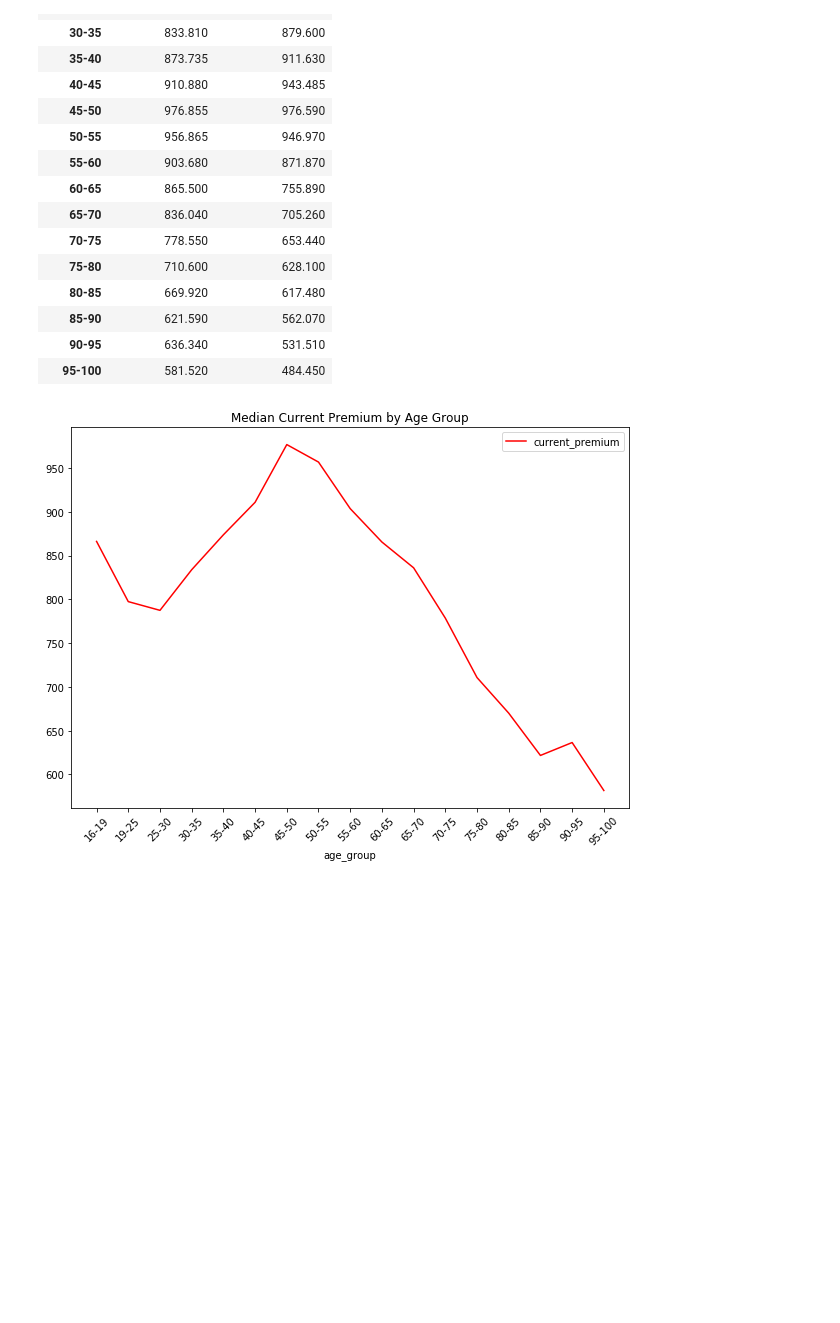
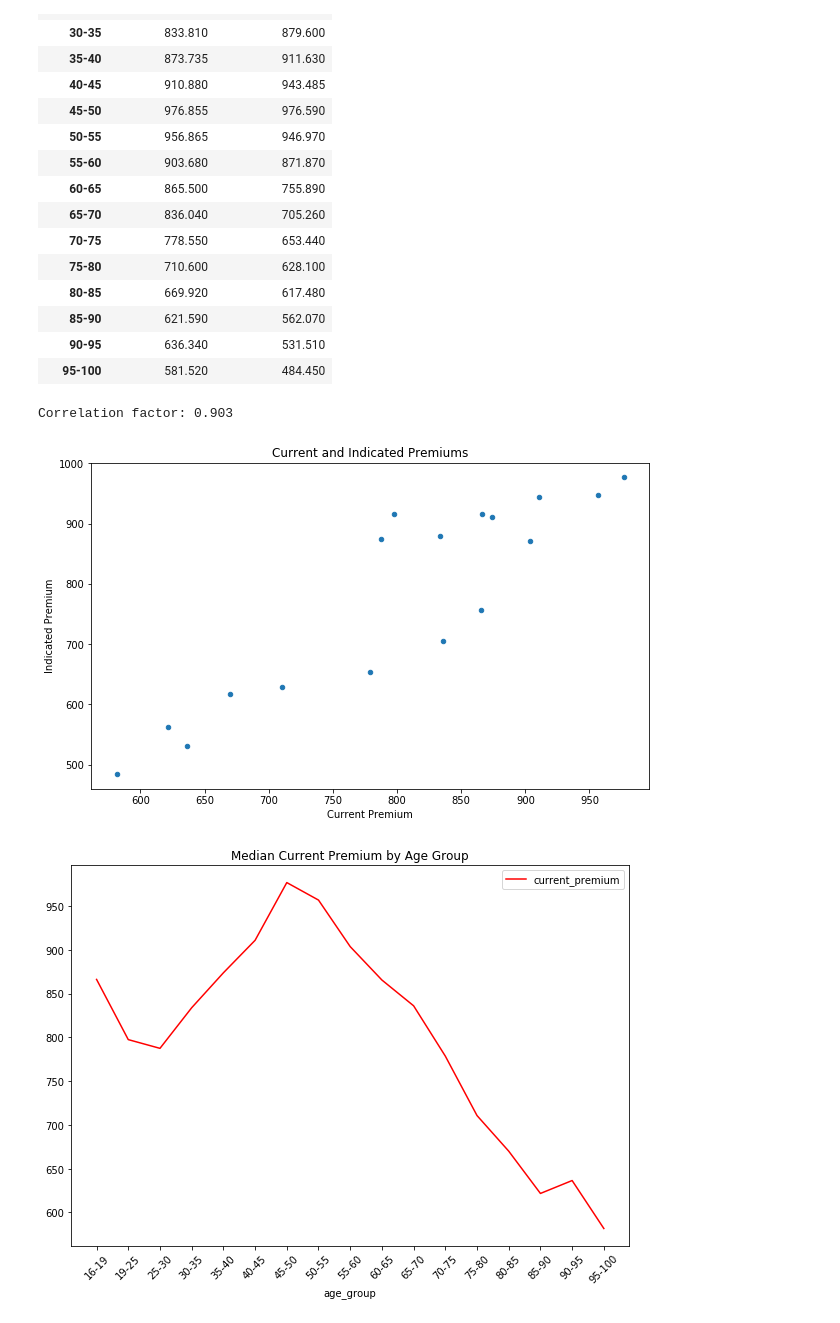
Before and after one commit to jthubert10/Auto_Insurance_Analysis, a Jupyter notebook: motor_insurance_analysis.ipynb, the cells around one changed output. Cells and saved outputs as stored; diff of their text form; code cells hidden in the pictures; blank space fills up the shorter version.

```diff
--- a/motor_insurance_analysis.ipynb
+++ b/motor_insurance_analysis.ipynb
@@ -201,6 +201,27 @@ df_grouped_median
 | 85-90 | 621.590 | 562.070 |
 | 90-95 | 636.340 | 531.510 |
 | 95-100 | 581.520 | 484.450 |
+# %%
+# Use the DataFrame.plot.scatter() method to create a scatter plot
+df_grouped_median.plot.scatter('current_premium', 'indicated_premium', figsize=(10, 6))
+
+# Add labels to the x-axis and y-axis, and add a title to the figure
+plt.xlabel('Current Premium')
+plt.ylabel('Indicated Premium')
+plt.title('Current and Indicated Premiums')
+
+# Calculate the correlation factor between the current_premium and indicated_premium columns
+corr = df_grouped_median['current_premium'].corr(df_grouped_median['indicated_premium'])
+
+# Round the correlation factor to 3 decimal places and print it
+corr_rounded = round(corr, 3)
+print('Correlation factor:', corr_rounded)
+
+# Show the figure
+plt.show()
+# %% [output]
+Correlation factor: 0.903
+[figure, added]
 # %%
 ax = df_grouped_median.plot(y="current_premium", figsize=(10, 7), color="red", title="Median Current Premium by Age Group")
 
```
Also changed, not shown: parts of 5 cells of this notebook.
